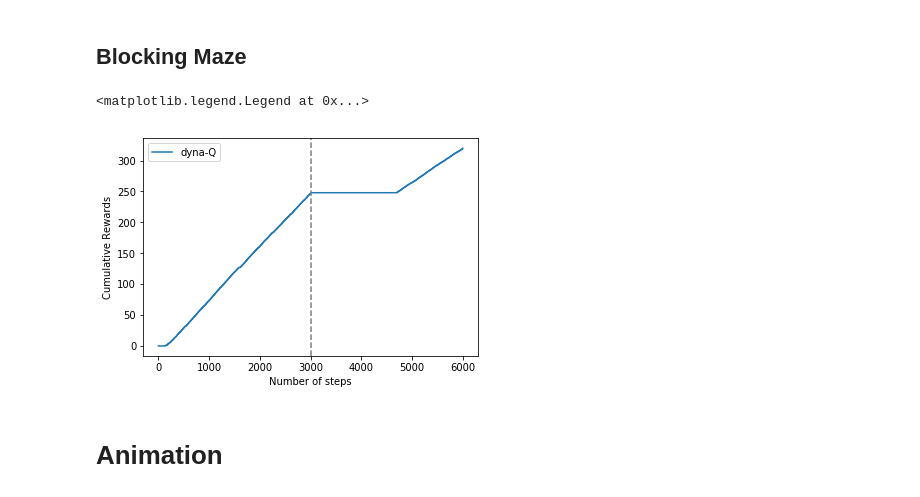
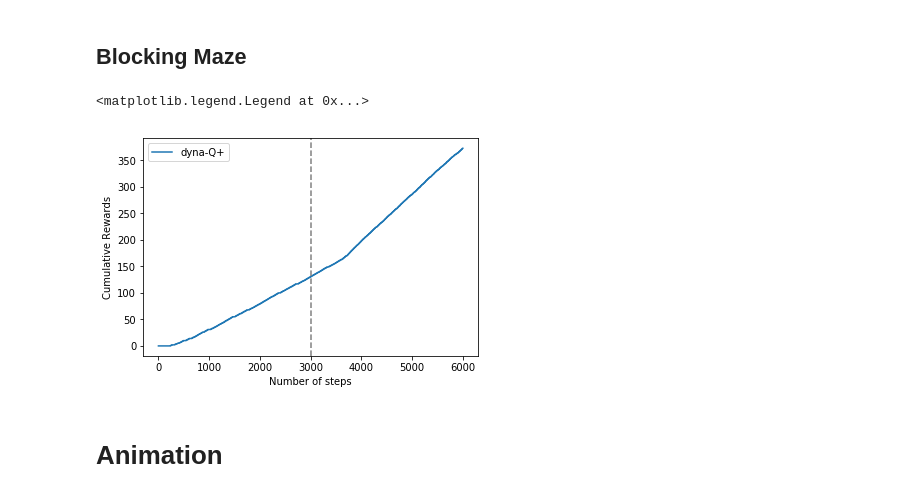
Before and after one commit to rllabmcgill/planning-temporal-abstraction-dynaqties, a Jupyter notebook: animation_test.ipynb, the cells around one changed output. Drawn from its saved outputs; the diff is of its cells as text; code cells hidden in the pictures.

```diff
--- a/animation_test.ipynb
+++ b/animation_test.ipynb
@@ -44,40 +44,40 @@ def init_default_config():
 # %% [markdown]
 ## Blocking Maze
 # %%
-# Dyna-Q
+# # Dyna-Q
+# config = init_default_config()
+# config['arch'] = 'dyna_q'
+# config['maze_type'] = 'shortcut'
+# result_q = dyna_main.run_experiment(config)
+
+# cum_reward = 0
+# cum_reward_lst_q = []
+# for step in range(len(result_q)):
+#     cum_reward += result_q[step]['experience']['R']
+#     cum_reward_lst_q.append(cum_reward)
+
+# Dyna-Q+
 config = init_default_config()
-config['arch'] = 'dyna_q'
-config['maze_type'] = 'blocking'
-result_q = dyna_main.run_experiment(config)
+config['arch'] = 'dyna_q_plus'
+config['maze_type'] = 'shortcut'
+result_qplus = dyna_main.run_experiment(config)
 
 cum_reward = 0
-cum_reward_lst_q = []
-for step in range(len(result_q)):
-    cum_reward += result_q[step]['experience']['R']
-    cum_reward_lst_q.append(cum_reward)
-
-# # Dyna-Q+
-# config = init_default_config()
-# config['arch'] = 'dyna_q_plus'
-# config['maze_type'] = 'shortcut'
-# result_qplus = dyna_main.run_experiment(config)
-
-# cum_reward = 0
-# cum_reward_lst_qplus = []
-# for step in range(len(result_qplus)):
-#     cum_reward += result_qplus[step]['experience']['R']
-#     cum_reward_lst_qplus.append(cum_reward)
+cum_reward_lst_qplus = []
+for step in range(len(result_qplus)):
+    cum_reward += result_qplus[step]['experience']['R']
+    cum_reward_lst_qplus.append(cum_reward)
 
 # Plotting cummulative rewards for the two algorithms
 plt.ylabel('Cumulative Rewards')
 plt.xlabel('Number of steps')
-plt.plot(cum_reward_lst_q, label='dyna-Q')
-# plt.plot(cum_reward_lst_qplus, label='dyna-Q+')
+# plt.plot(cum_reward_lst_q, label='dyna-Q')
+plt.plot(cum_reward_lst_qplus, label='dyna-Q+')
 plt.axvline(x=config['switch_maze_at_step'], color='grey', linestyle='--')
 plt.legend()
 # %% [output]
 <matplotlib.legend.Legend at 0x...>
-[figure, old version]
+[figure, new version]
 # %% [markdown]
 # Animation
 # %%
```
Also changed, not shown: parts of 2 cells of this notebook, 2 other files.
